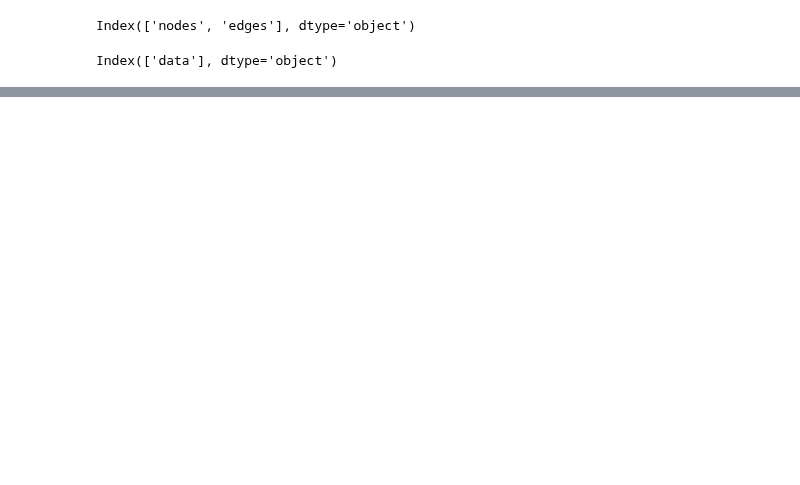
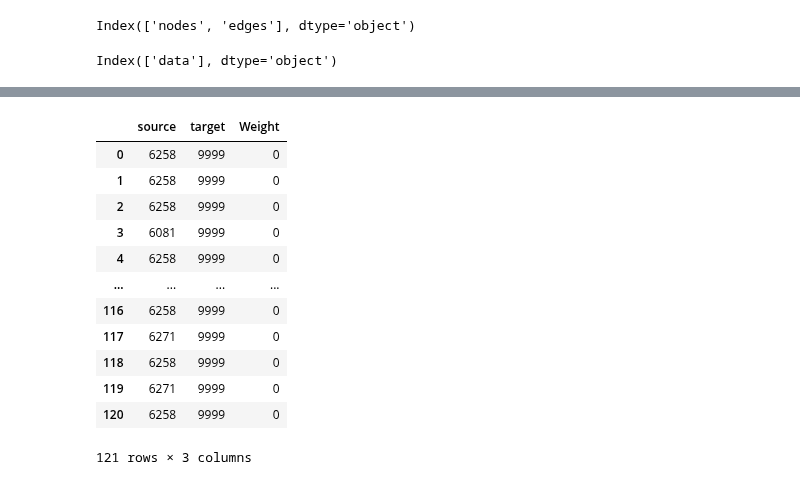
Before and after one commit to markajbell/BH, a Jupyter notebook: dikstra.ipynb, the cells around one changed output, grey strips where cells are left out. Cells and saved outputs as stored; diff of their text form; code cells hidden in the pictures; blank space fills up the shorter version.

```diff
--- a/dikstra.ipynb
+++ b/dikstra.ipynb
@@ -386,0 +535,16 @@ target_node_id
+# %%
+# prompt: import bh.json and load into a pandas dataframe df
+
+!pip install pandas
+
+import pandas as pd
+import json
+
+# Assuming 'bh.json' is in the current working directory
+with open('data/tier0.json', 'r') as f:
+    data = json.load(f)
+
+df_tier0 = pd.DataFrame(data)
+
+# Display the first few rows of the DataFrame to verify
+print(df_tier0.head())
@@ -386,0 +561,8 @@ target_node_id
+# %%
+df_tier0.columns
+df_tier0_nodes=df_tier0['data']['nodes']
+df_tier0_nodes=df_tier0['data']['nodes'].keys()
+
+df_tier0_edges=df_tier0['data']['edges']
+#df_tier0_edges=df_tier0['data']['edges'].keys()
+df_tier0_nodes
@@ -386,0 +575,6 @@ target_node_id
+# %%
+# prompt: create a new dataframe that iterates over the df_tier0_nodes with a label of source
+
+import pandas as pd
+df_source_nodes = pd.DataFrame({'source': [edge['source'] for edge in df_tier0_edges]})
+df_source_nodes
@@ -386,0 +595,4 @@ target_node_id
+# %%
+# prompt: create a new column in the df_source_nodes with a value of 9999 and a label of target
+
+df_source_nodes['target'] = 9999
@@ -386,0 +615,17 @@ target_node_id
+# %%
+df_source_nodes['Weight'] = 0
+df_source_nodes
+# %% [output]
+|  | source | target | Weight |
+| 0 | 6258 | 9999 | 0 |
+| 1 | 6258 | 9999 | 0 |
+| 2 | 6258 | 9999 | 0 |
+| 3 | 6081 | 9999 | 0 |
+| 4 | 6258 | 9999 | 0 |
+| ... | ... | ... | ... |
+| 116 | 6258 | 9999 | 0 |
+| 117 | 6271 | 9999 | 0 |
+| 118 | 6258 | 9999 | 0 |
+| 119 | 6271 | 9999 | 0 |
+| 120 | 6258 | 9999 | 0 |
+121 rows × 3 columns
```
Also changed, not shown: parts of 30 cells of this notebook.
